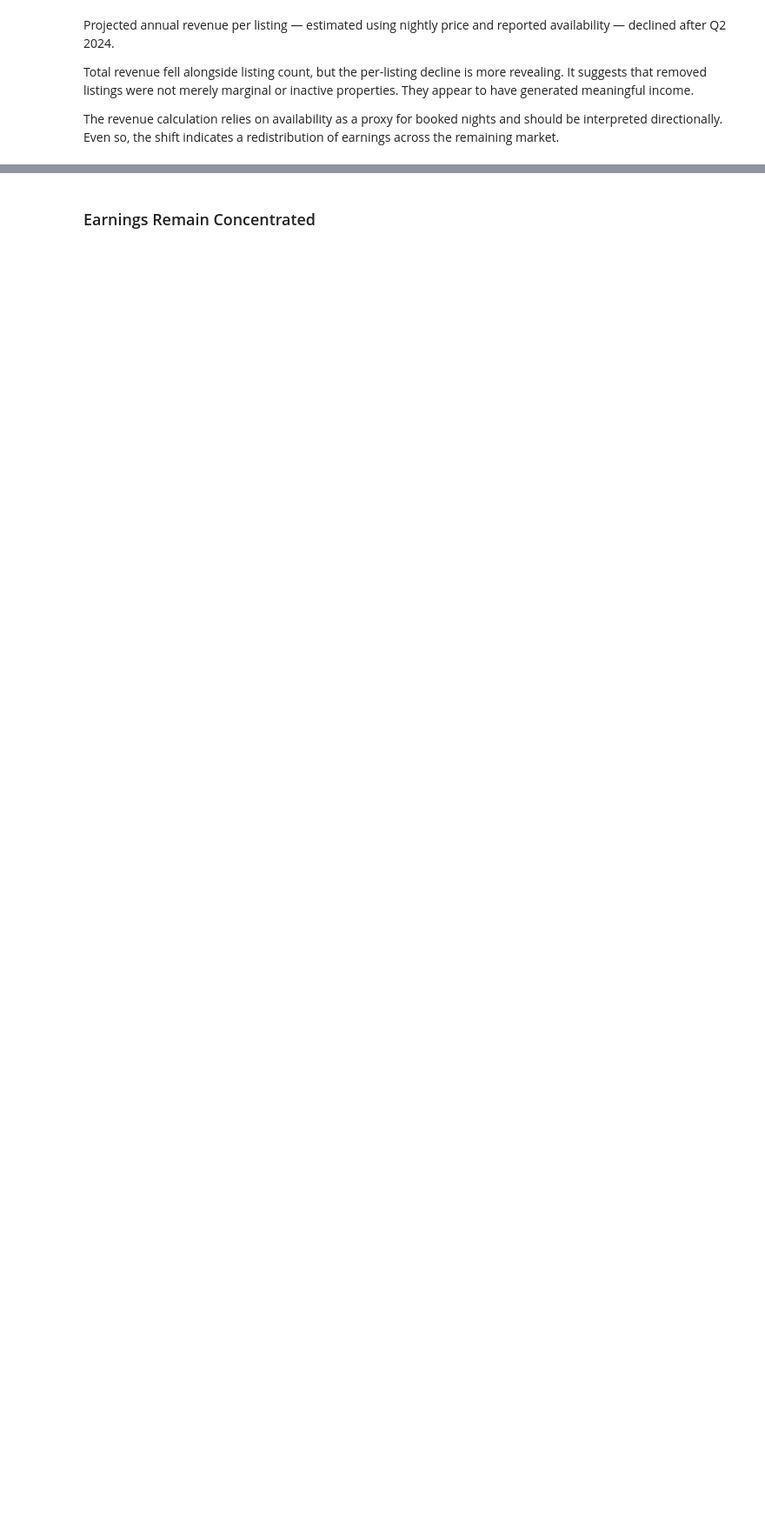
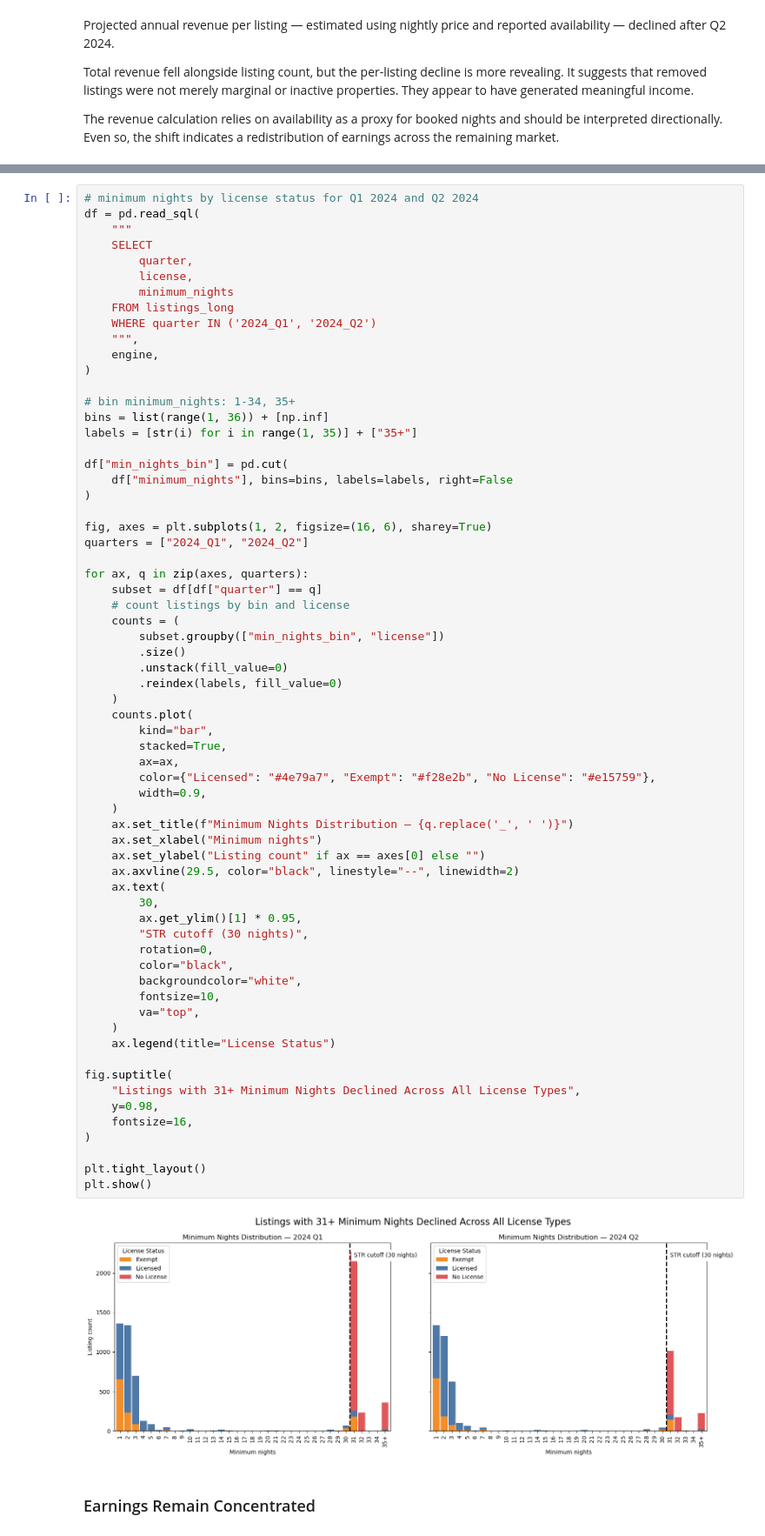
Before and after one commit to johbry17/Capital-Crashpad, a Jupyter notebook: notebooks/case_study.ipynb, the cells around one changed output, grey strips where cells are left out. Shown at 87% size. Saved outputs shown, nothing was run; the diff lists cells and outputs as text; blank space fills up the shorter version.

```diff
--- a/notebooks/case_study.ipynb
+++ b/notebooks/case_study.ipynb
@@ -285,3 +340,70 @@ The revenue calculation relies on availability as a proxy for booked nights and
+# %%
+# minimum nights by license status for Q1 2024 and Q2 2024
+df = pd.read_sql(
+    """
+    SELECT
+        quarter,
+        license,
+        minimum_nights
+    FROM listings_long
+    WHERE quarter IN ('2024_Q1', '2024_Q2')
+    """,
+    engine,
+)
+
+# bin minimum_nights: 1-34, 35+
+bins = list(range(1, 36)) + [np.inf]
+labels = [str(i) for i in range(1, 35)] + ["35+"]
+
+df["min_nights_bin"] = pd.cut(
+    df["minimum_nights"], bins=bins, labels=labels, right=False
+)
+
+fig, axes = plt.subplots(1, 2, figsize=(16, 6), sharey=True)
+quarters = ["2024_Q1", "2024_Q2"]
+
+for ax, q in zip(axes, quarters):
+    subset = df[df["quarter"] == q]
+    # count listings by bin and license
+    counts = (
+        subset.groupby(["min_nights_bin", "license"])
+        .size()
+        .unstack(fill_value=0)
+        .reindex(labels, fill_value=0)
+    )
+    counts.plot(
+        kind="bar",
+        stacked=True,
+        ax=ax,
+        color={"Licensed": "#4e79a7", "Exempt": "#f28e2b", "No License": "#e15759"},
+        width=0.9,
+    )
+    ax.set_title(f"Minimum Nights Distribution — {q.replace('_', ' ')}")
+    ax.set_xlabel("Minimum nights")
+    ax.set_ylabel("Listing count" if ax == axes[0] else "")
+    ax.axvline(29.5, color="black", linestyle="--", linewidth=2)
+    ax.text(
+        30,
+        ax.get_ylim()[1] * 0.95,
+        "STR cutoff (30 nights)",
+        rotation=0,
+        color="black",
+        backgroundcolor="white",
+        fontsize=10,
+        va="top",
+    )
+    ax.legend(title="License Status")
+
+fig.suptitle(
+    "Listings with 31+ Minimum Nights Declined Across All License Types",
+    y=0.98,
+    fontsize=16,
+)
+
+plt.tight_layout()
+plt.show()
+# %% [output]
+[figure, added]
 # %% [markdown]
 
 ### Earnings Remain Concentrated
```
Also changed, not shown: parts of 5 cells of this notebook, 1 other file.
